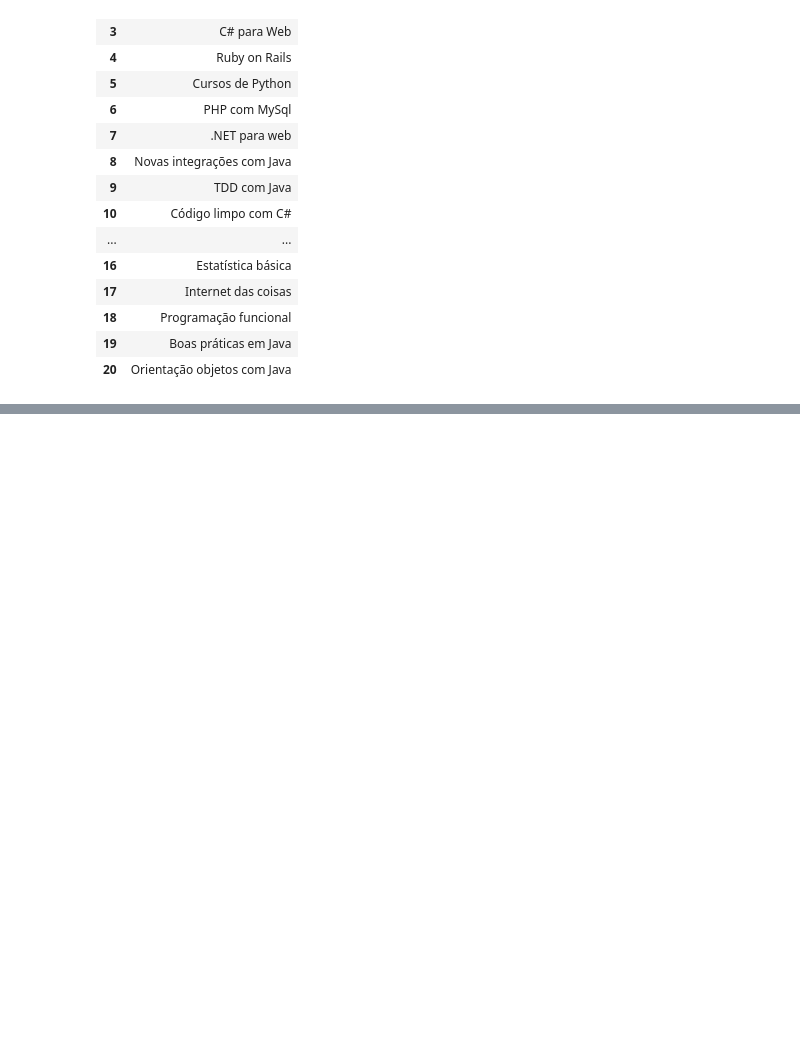
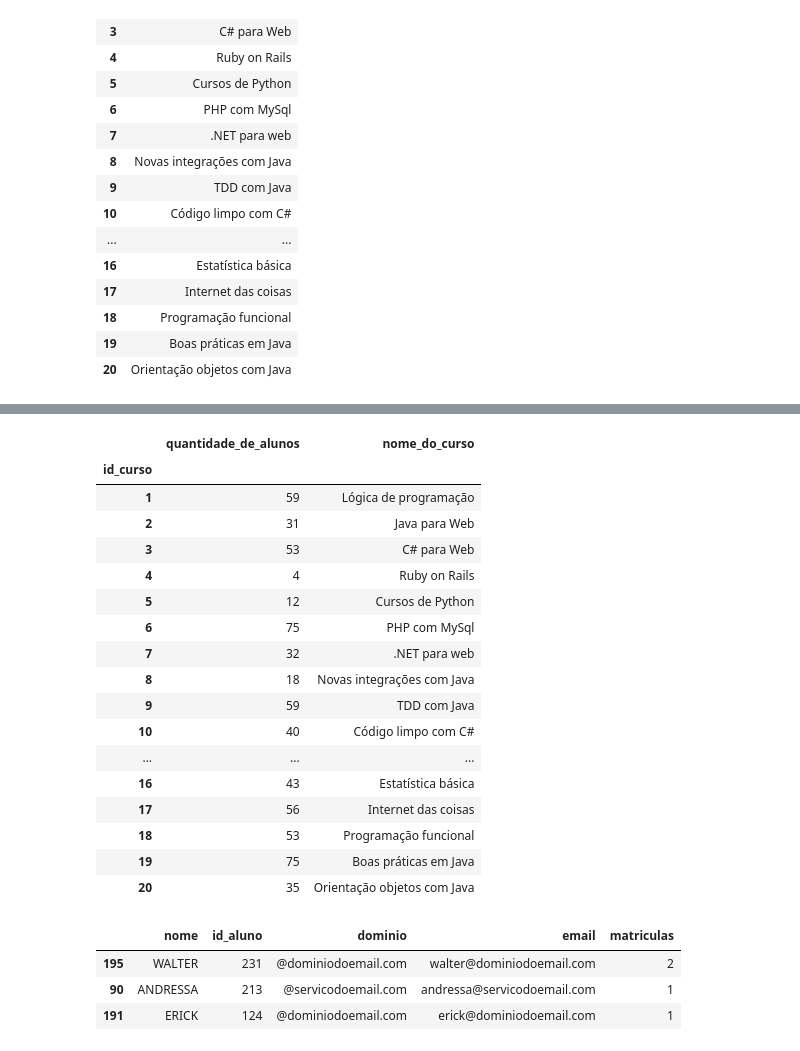
Before and after one commit to MateusAlberto/AulasPython, a Jupyter notebook: Python_Data_Science/Pandas/Pandas 2 - IO/Pandas IO.ipynb, the cells around one changed output, grey strips where cells are left out. Drawn from its saved outputs; the diff is of its cells as text; code cells hidden in the pictures; blank space fills up the shorter version.

```diff
--- a/Python_Data_Science/Pandas/Pandas 2 - IO/Pandas IO.ipynb
+++ b/Python_Data_Science/Pandas/Pandas 2 - IO/Pandas IO.ipynb
@@ -214,0 +279,14 @@ cursos
+# %%
+todas_matriculas = []
+x = np.random.rand(20)
+prob = x / sum(x)
+# %%
+for index, row in nomes.iterrows():
+    id = row.id_aluno
+    matriculas = row.matriculas
+    for i in range(matriculas):
+        mat = [id, np.random.choice(cursos.index, p = prob)]
+        todas_matriculas.append(mat)
+
+matriculas = pd.DataFrame(todas_matriculas, columns = ['id_aluno', 'id_curso'])
+matriculas.head(5)
@@ -214,0 +309,28 @@ cursos
+# %%
+matriculas.groupby('id_curso').count().join(cursos['nome_do_curso']).rename(columns={'id_aluno': 'quantidade_de_alunos'})
+# %% [output]
+|  | quantidade_de_alunos | nome_do_curso |
+| id_curso |  |  |
+| 1 | 59 | Lógica de programação |
+| 2 | 31 | Java para Web |
+| 3 | 53 | C# para Web |
+| 4 | 4 | Ruby on Rails |
+| 5 | 12 | Cursos de Python |
+| 6 | 75 | PHP com MySql |
+| 7 | 32 | .NET para web |
+| 8 | 18 | Novas integrações com Java |
+| 9 | 59 | TDD com Java |
+| 10 | 40 | Código limpo com C# |
+| ... | ... | ... |
+| 16 | 43 | Estatística básica |
+| 17 | 56 | Internet das coisas |
+| 18 | 53 | Programação funcional |
+| 19 | 75 | Boas práticas em Java |
+| 20 | 35 | Orientação objetos com Java |
+# %%
+nomes.sample(3)
+# %% [output]
+|  | nome | id_aluno | dominio | email | matriculas |
+| 195 | WALTER | 231 | @dominiodoemail.com | walter@dominiodoemail.com | 2 |
+| 90 | ANDRESSA | 213 | @servicodoemail.com | andressa@servicodoemail.com | 1 |
+| 191 | ERICK | 124 | @dominiodoemail.com | erick@dominiodoemail.com | 1 |
```
Also changed, not shown: parts of 26 cells of this notebook, 2 other files.
